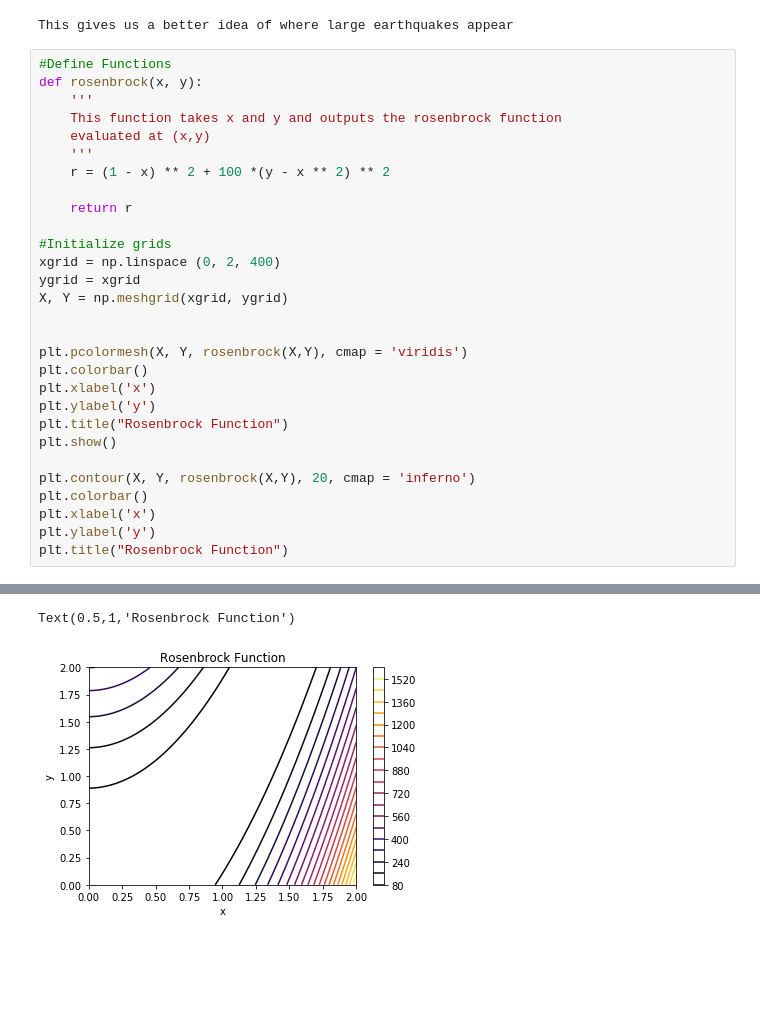
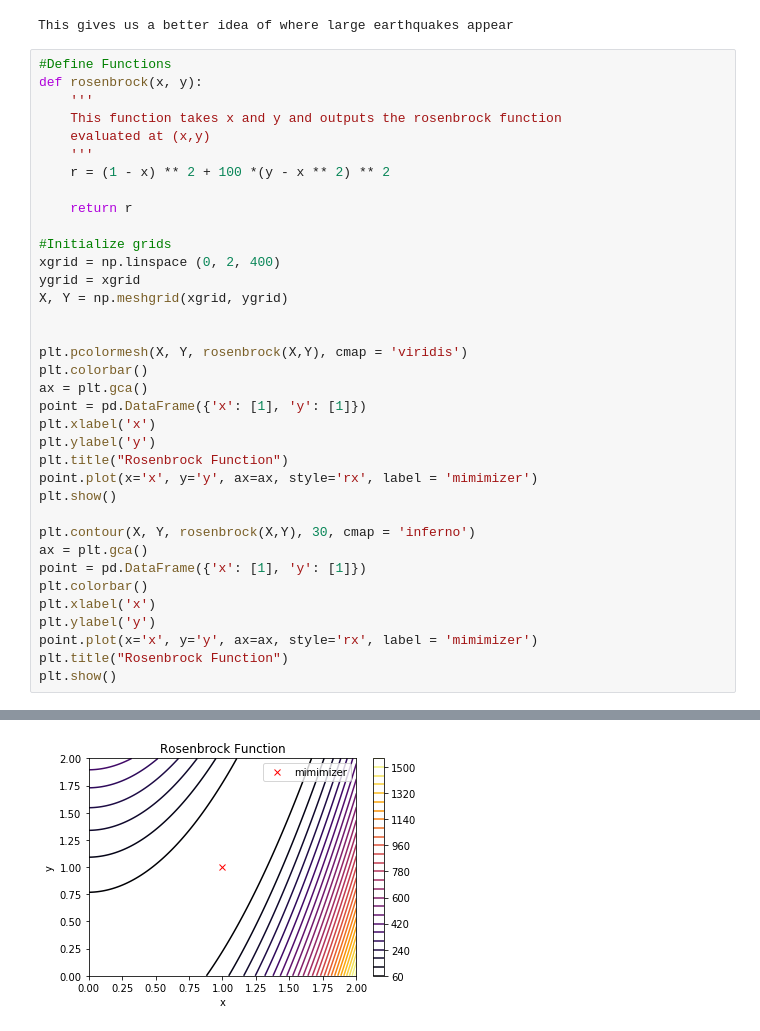
Before and after one commit to mattdbrown17/BootCamp2018, a Jupyter notebook: ProbSets/Comp/ProbSet2/DataVisualization.ipynb, the cells around one changed output, grey strips where cells are left out. Saved outputs shown, nothing was run; the diff lists cells and outputs as text; blank space fills up the shorter version.

```diff
--- a/ProbSets/Comp/ProbSet2/DataVisualization.ipynb
+++ b/ProbSets/Comp/ProbSet2/DataVisualization.ipynb
@@ -340,14 +341,21 @@ X, Y = np.meshgrid(xgrid, ygrid)
 
 plt.pcolormesh(X, Y, rosenbrock(X,Y), cmap = 'viridis')
 plt.colorbar()
+ax = plt.gca()
+point = pd.DataFrame({'x': [1], 'y': [1]})
 plt.xlabel('x')
 plt.ylabel('y')
 plt.title("Rosenbrock Function")
+point.plot(x='x', y='y', ax=ax, style='rx', label = 'mimimizer')
 plt.show()
 
-plt.contour(X, Y, rosenbrock(X,Y), 20, cmap = 'inferno')
+plt.contour(X, Y, rosenbrock(X,Y), 30, cmap = 'inferno')
+ax = plt.gca()
+point = pd.DataFrame({'x': [1], 'y': [1]})
 plt.colorbar()
 plt.xlabel('x')
 plt.ylabel('y')
+point.plot(x='x', y='y', ax=ax, style='rx', label = 'mimimizer')
 plt.title("Rosenbrock Function")
+plt.show()
 # %% [output]
@@ -355,2 +363 @@ plt.title("Rosenbrock Function")
-Text(0.5,1,'Rosenbrock Function')
-[figure, old version]
+[figure, new version]
```
Also changed, not shown: parts of 2 cells of this notebook, 6 other files.
